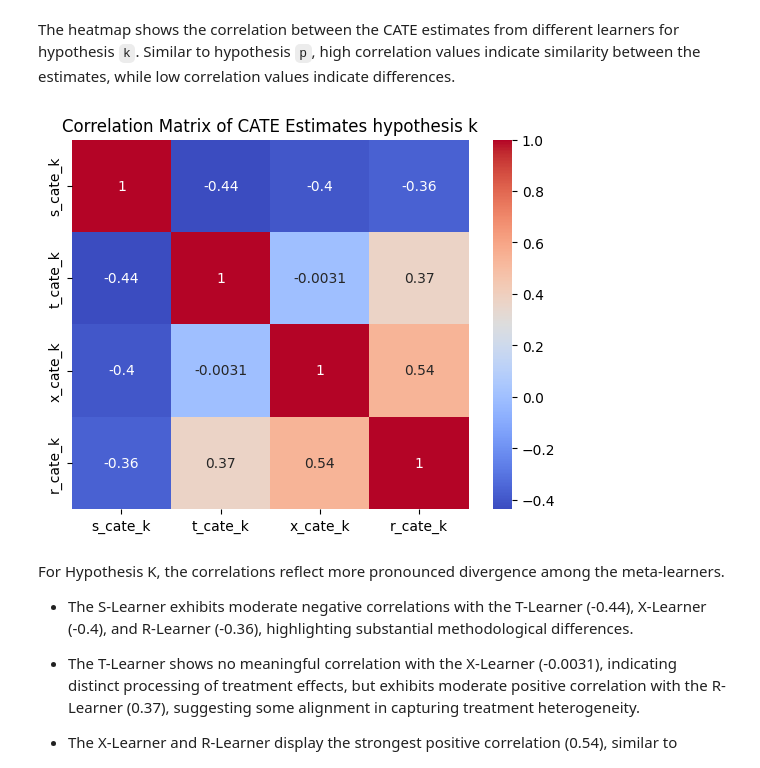
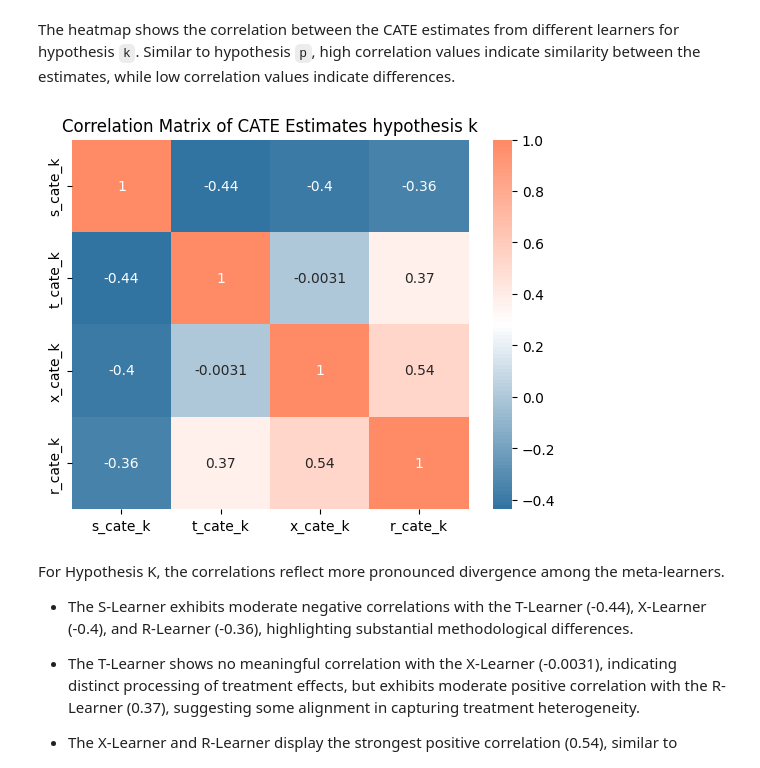
Before and after one commit to lily01awasthi/CATE_Estimation_using_Meta_Learners, a Jupyter notebook: notebooks/benchmark_dataset_notebooks/Exp4.correlation_in_cate_estimates_by_meta_learners.ipynb, the cells around one changed output. Drawn from its saved outputs; the diff is of its cells as text; code cells hidden in the pictures.

Commit message:
managed consistency in the image label colors

```diff
--- a/notebooks/benchmark_dataset_notebooks/Exp4.correlation_in_cate_estimates_by_meta_learners.ipynb
+++ b/notebooks/benchmark_dataset_notebooks/Exp4.correlation_in_cate_estimates_by_meta_learners.ipynb
@@ -51,13 +53,22 @@ merged_data = pd.concat([
 # %% [markdown]
 The heatmap shows the correlation between the CATE estimates from different learners for hypothesis `k`. Similar to hypothesis `p`, high correlation values indicate similarity between the estimates, while low correlation values indicate differences.
 # %%
+# creating matching color scheme with other images for consistency
+blue = np.array([50, 116, 161]) / 255  # Convert RGB to [0, 1] scale
+orange = np.array([255, 138, 102]) / 255
+
+# Create a colormap
+colors = [blue, "white", orange]  # white for neutral, blue and orange for diverging
+cmap_name = 'custom_coolwarm'
+n_bins = 100  # Increase or decrease according to your preference
+custom_cmap = LinearSegmentedColormap.from_list(cmap_name, colors, N=n_bins)
 # Plot correlations between different CATE predictions
 corr = merged_data.corr()
-sns.heatmap(corr, annot=True, cmap='coolwarm')
+sns.heatmap(corr, annot=True, cmap=custom_cmap)
 plt.title('Correlation Matrix of CATE Estimates hypothesis k')
 plt.show()
 # %% [output]
-[figure, old version]
+[figure, new version]
 # %% [markdown]
 For Hypothesis K, the correlations reflect more pronounced divergence among the meta-learners.
 * The S-Learner exhibits moderate negative correlations with the T-Learner (-0.44), X-Learner (-0.4), and R-Learner (-0.36), highlighting substantial methodological differences.
```
Also changed, not shown: parts of 1 cell of this notebook, 4 other files.
